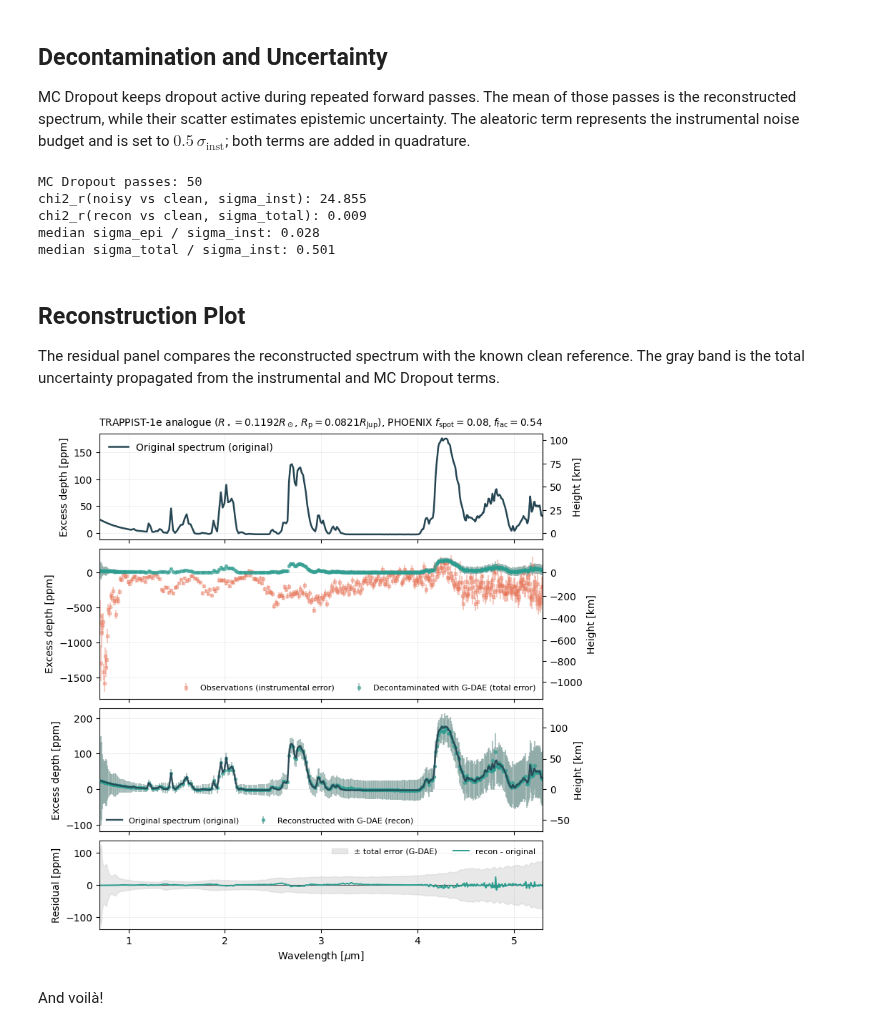
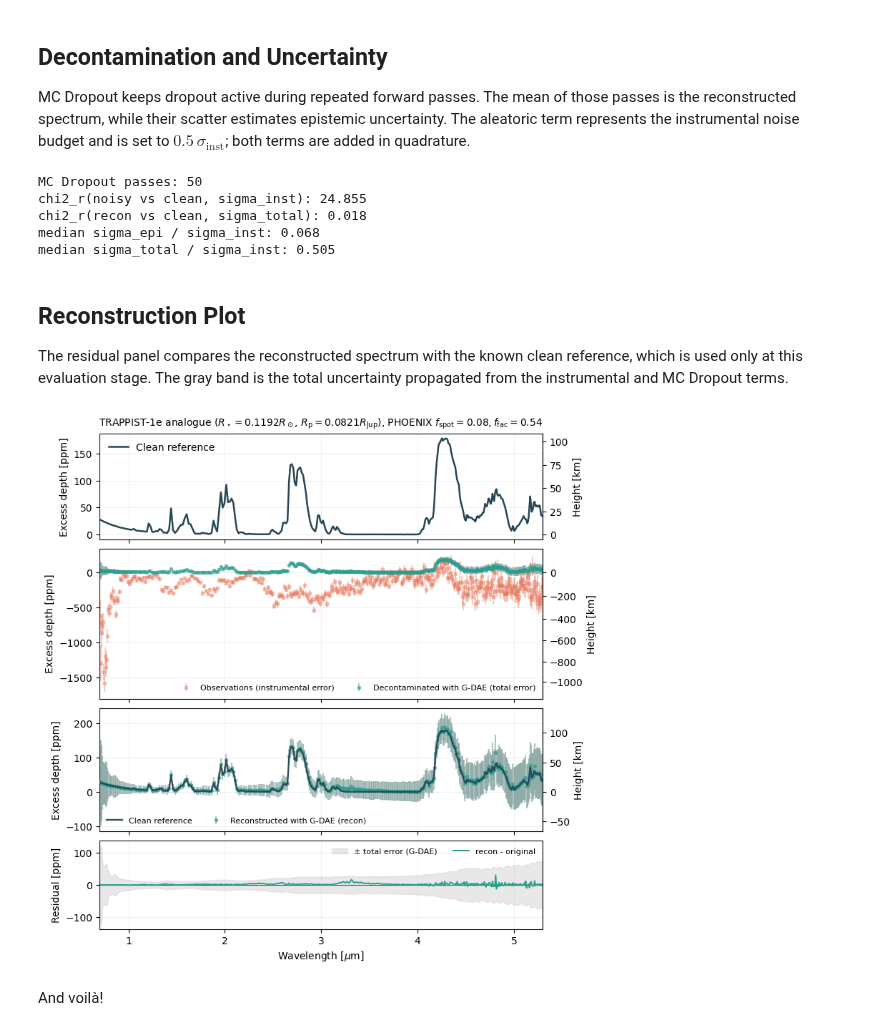
Before and after one commit to D4san/gdaespec, a Jupyter notebook: model-parameters/G-DAE-Example.ipynb, the cells around one changed output. Saved outputs shown, nothing was run; the diff lists cells and outputs as text; code cells hidden in the pictures.

Commit message:
Update public G-DAE models and example

```diff
--- a/model-parameters/G-DAE-Example.ipynb
+++ b/model-parameters/G-DAE-Example.ipynb
@@ -55,12 +57,13 @@ The example uses two small text files in `examples/data/`:
 # %%
 DATA_DIR = "data"
 MODEL = "G-DAE-EarthLike.keras"
+CONTRACT_FILE = "model-contracts.json"
 
 T_PASSES_DROPOUT = 50
-EPS_RANGE = 1.0e-12
+LOG_RATIO_EPS = 1.0e-12
 EPS_SIGMA = 1.0e-12
 
-# Properties of the star and planet (for reference depth calculation)
+# Properties of the star and planet used by the secondary height axis
 R_SUN_KM = 695700.0
 R_JUP_KM = 71492.0
 TRAPPIST1_RADIUS_RSUN = 0.1192
@@ -72,13 +75,28 @@ The observation and reference are already on the same wavelength grid. They are
 # %%
 observation = np.loadtxt(f"{DATA_DIR}/observation.dat").astype(np.float32)[::-1]
 reference = np.loadtxt(f"{DATA_DIR}/reference.dat").astype(np.float32)[::-1]
+
+with open(f"{DATA_DIR}/{CONTRACT_FILE}", encoding="utf-8") as file:
+    contracts = json.load(file)["models"]
+
+contract = contracts[MODEL]
+if contract["contract"] != "log_ratio_ref_flat_v1":
+    raise ValueError(f"Unsupported model contract: {contract['contract']}")
+
+REF_FLAT = np.float32(contract["ref_flat"])
+EXPECTED_CHANNELS = int(contract["channels"])
 
 wavelength_um = observation[:, 0]
 noisy_depth = observation[:, 2]
 sigma_inst = observation[:, 3]
 clean_reference = reference[:, 1]
 
+if wavelength_um.size != EXPECTED_CHANNELS:
+    raise ValueError(f"Expected {EXPECTED_CHANNELS} spectral channels, got {wavelength_um.size}.")
+
 print("Model:", MODEL)
+print("Contract:", contract["contract"])
+print("Reference depth:", float(REF_FLAT))
 print("Channels:", wavelength_um.size)
 print("Wavelength range [um]:", float(wavelength_um.min()), "-", float(wavelength_um.max()))
 # %% [output]
@@ -128,16 +141,16 @@ MC Dropout keeps dropout active during repeated forward passes. The mean of thos
 def reconstruct_mc_dropout(
     model: keras.Model,
     spectrum: np.ndarray,
-    denorm_reference: np.ndarray,
+    ref_flat: float,
     t_passes: int,
 ) -> tuple[np.ndarray, np.ndarray]:
-    """Return MC Dropout mean reconstruction and epistemic uncertainty."""
-    x_norm = row_min_max_normalize(spectrum)
+    """Return the physical-space MC Dropout mean and standard deviation."""
+    x_log = to_log_ratio(spectrum, ref_flat)
     reconstructions = []
 
     for _ in range(int(t_passes)):
-        y_norm = model([x_norm], training=True).numpy().astype(np.float32)
-        reconstructions.append(row_min_max_denormalize(y_norm, denorm_reference))
+        y_log = model(x_log, training=True).numpy().astype(np.float32)
+        reconstructions.append(from_log_ratio(y_log, ref_flat))
 
     samples = np.stack(reconstructions, axis=0)
     return samples.mean(axis=0), samples.std(axis=0, ddof=1)
@@ -152,7 +165,7 @@ def chi2_reduced(y_true: np.ndarray, y_pred: np.ndarray, sigma: np.ndarray) -> n
         sig = np.broadcast_to(sig[None, :], true.shape)
     return np.sum(((pred - true) / np.clip(sig, EPS_SIGMA, np.inf)) ** 2, axis=1) / true.shape[1]
 # %%
-model = keras.models.load_model(f"{DATA_DIR}/{MODEL}")
+model = keras.models.load_model(f"{DATA_DIR}/{MODEL}", compile=False)
 
 x_noisy = as_2d_spectra(noisy_depth)
 x_clean = as_2d_spectra(clean_reference)
@@ -160,7 +173,7 @@ x_clean = as_2d_spectra(clean_reference)
 recon_mean, sigma_epi = reconstruct_mc_dropout(
     model=model,
     spectrum=x_noisy,
-    denorm_reference=x_clean,
+    ref_flat=REF_FLAT,
     t_passes=T_PASSES_DROPOUT,
 )
 
@@ -178,13 +191,13 @@ print(f"median sigma_total / sigma_inst: {float(np.median(sigma_total[0] / sigma
 # %% [output]
 MC Dropout passes: 50
 chi2_r(noisy vs clean, sigma_inst): 24.855
-chi2_r(recon vs clean, sigma_total): 0.009
-median sigma_epi / sigma_inst: 0.028
-median sigma_total / sigma_inst: 0.501
+chi2_r(recon vs clean, sigma_total): 0.018
+median sigma_epi / sigma_inst: 0.068
+median sigma_total / sigma_inst: 0.505
 # %% [markdown]
 ## Reconstruction Plot
 
-The residual panel compares the reconstructed spectrum with the known clean reference. The gray band is the total uncertainty propagated from the instrumental and MC Dropout terms.
+The residual panel compares the reconstructed spectrum with the known clean reference, which is used only at this evaluation stage. The gray band is the total uncertainty propagated from the instrumental and MC Dropout terms.
 # %%
 order = np.argsort(wavelength_um)
 waves = wavelength_um[order]
@@ -196,7 +209,7 @@ total = sigma_total[0, order]
 
 stellar_radius_km = TRAPPIST1_RADIUS_RSUN * R_SUN_KM
 planet_radius_km = TRAPPIST1E_RADIUS_RJUP * R_JUP_KM
-reference_depth = (planet_radius_km / stellar_radius_km) ** 2
+reference_depth = float(REF_FLAT)
 
 clean_rel = (clean - reference_depth) * 1e6
 noisy_rel = (noisy - reference_depth) * 1e6
@@ -219,7 +232,7 @@ fig, (ax_top, ax_mid, ax_cmp, ax_res) = plt.subplots(
     gridspec_kw={"height_ratios": [1.2, 1.7, 1.4, 1.0], "hspace": 0.08},
 )
 
-ax_top.plot(waves, clean_rel, color="#264653", lw=1.8, label="Original spectrum (original)")
+ax_top.plot(waves, clean_rel, color="#264653", lw=1.8, label="Clean reference")
 ax_top.set_ylabel("Excess depth [ppm]")
 ax_top.legend(frameon=False, loc="best")
 ax_top.set_title(
@@ -271,40 +284,40 @@ ax_cmp.plot(
     lw=1.7,
     alpha=0.95,
     zorder=100,
-    label="Original spectrum (original)",
+    label="Clean reference",
 )
 ax_cmp.set_ylabel("Excess depth [ppm]")
 ax_cmp.legend(frameon=False, loc="lower left", ncol=2, fontsize=8)
 
 residual = (recon - clean) * 1e6
 ax_res.axhline(0.0, color="black", lw=0.8, alpha=0.6)
 ax_res.fill_between(
     waves,
     -total * 1e6,
     total * 1e6,
     color="#cccccc",
     alpha=0.45,
     label="± total error (G-DAE)",
 )
 ax_res.plot(waves, residual, color="#2A9D8F", lw=1.4, label="recon - original")
 ax_res.set_xlabel(r"Wavelength [$\mu$m]")
 ax_res.set_ylabel("Residual [ppm]")
 ax_res.legend(frameon=False, loc="best", ncol=2, fontsize=8)
 
 for ax in (ax_top, ax_mid, ax_cmp):
     secax = ax.secondary_yaxis(
         "right",
         functions=(excess_depth_ppm_to_height_km, height_km_to_excess_depth_ppm),
     )
     secax.set_ylabel("Height [km]")
 
 for ax in (ax_top, ax_mid, ax_cmp, ax_res):
     ax.grid(True, alpha=0.2, lw=0.7)
     ax.margins(x=0)
 
 plt.savefig("G-DAE-Reconstruction-TRAPPIST1e.png", dpi=300, bbox_inches="tight")
 plt.show()
 # %% [output]
-[figure, old version]
+[figure, new version]
 # %% [markdown]
 And voilà!
```
Also changed, not shown: parts of 8 cells of this notebook, 5 other files.
